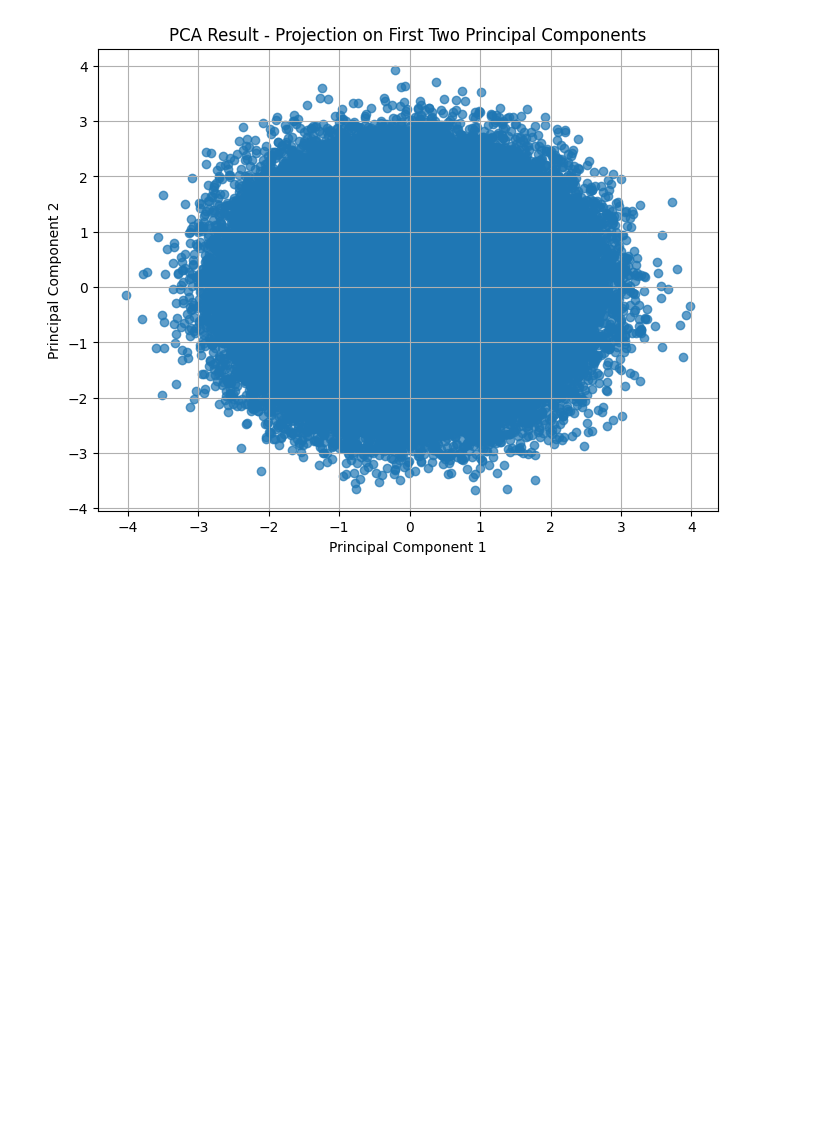
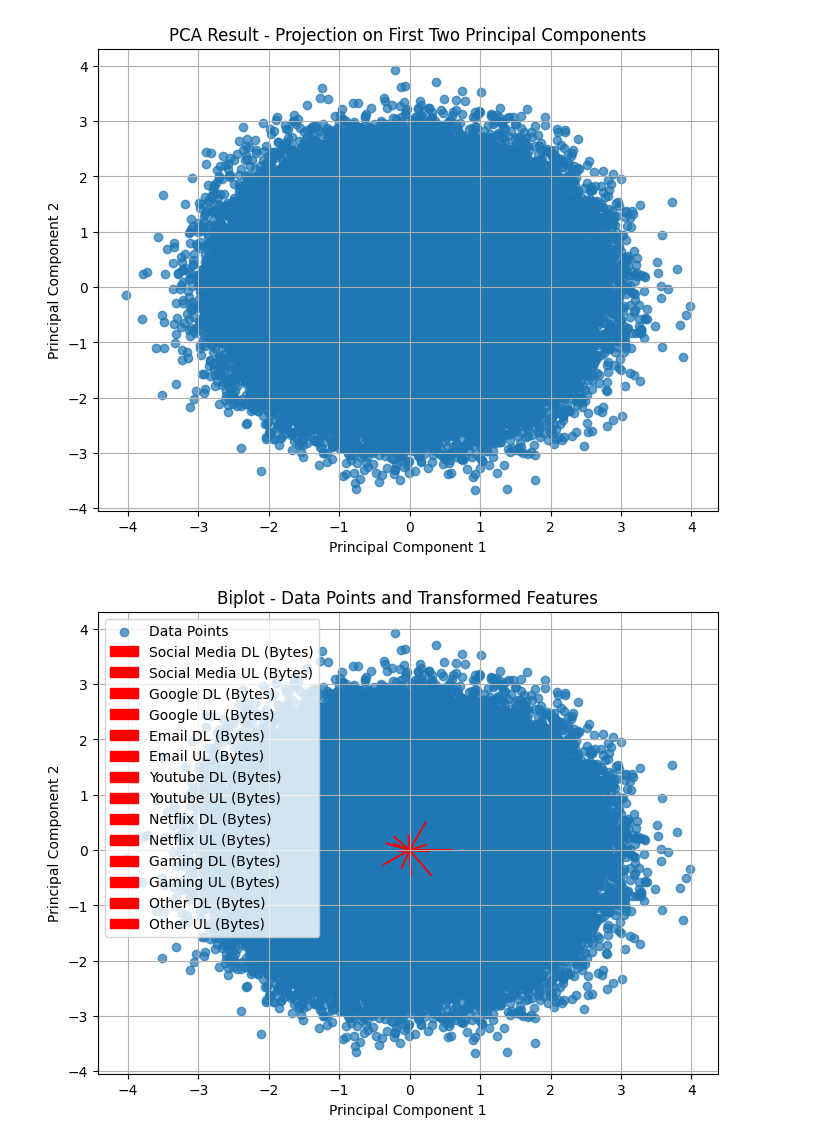
Before and after one commit to Ephrem0001/Telecommunication-dataset-analysis, a Jupyter notebook: notebooks/User_Overview_Analysis.ipynb, the cells around one changed output. Cells and saved outputs as stored; diff of their text form; code cells hidden in the pictures; blank space fills up the shorter version.

```diff
--- a/notebooks/User_Overview_Analysis.ipynb
+++ b/notebooks/User_Overview_Analysis.ipynb
@@ -500,3 +589,26 @@ plt.show()
 Explained variance by PC1: 0.07
 Explained variance by PC2: 0.07
 [figure]
+# %%
+import matplotlib.pyplot as plt
+
+plt.figure(figsize=(8, 6))
+
+# Project original features onto principal components
+transformed_features = pca.components_.T * pca.explained_variance_
+
+# Plot data points
+plt.scatter(pca_df['PC1'], pca_df['PC2'], alpha=0.7, label='Data Points')
+
+# Plot feature vectors with arrows
+for i, col in enumerate(columns):
+  plt.arrow(0, 0, transformed_features[i, 0], transformed_features[i, 1], color='red', label=col)
+
+plt.title('Biplot - Data Points and Transformed Features')
+plt.xlabel('Principal Component 1')
+plt.ylabel('Principal Component 2')
+plt.grid(True)
+plt.legend()
+plt.show()
+# %% [output]
+[figure, added]
```
Also changed, not shown: parts of 4 cells of this notebook.
